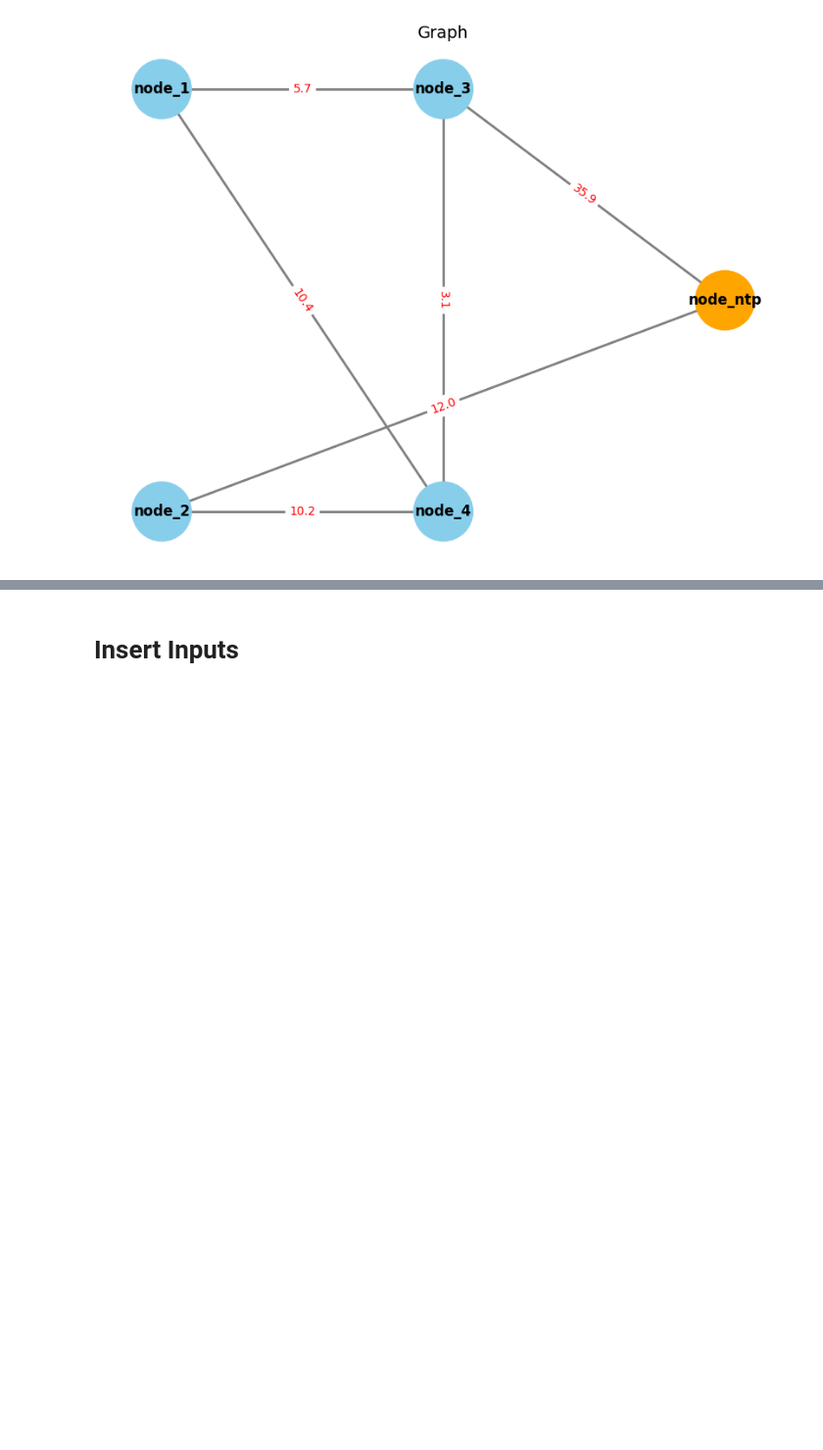
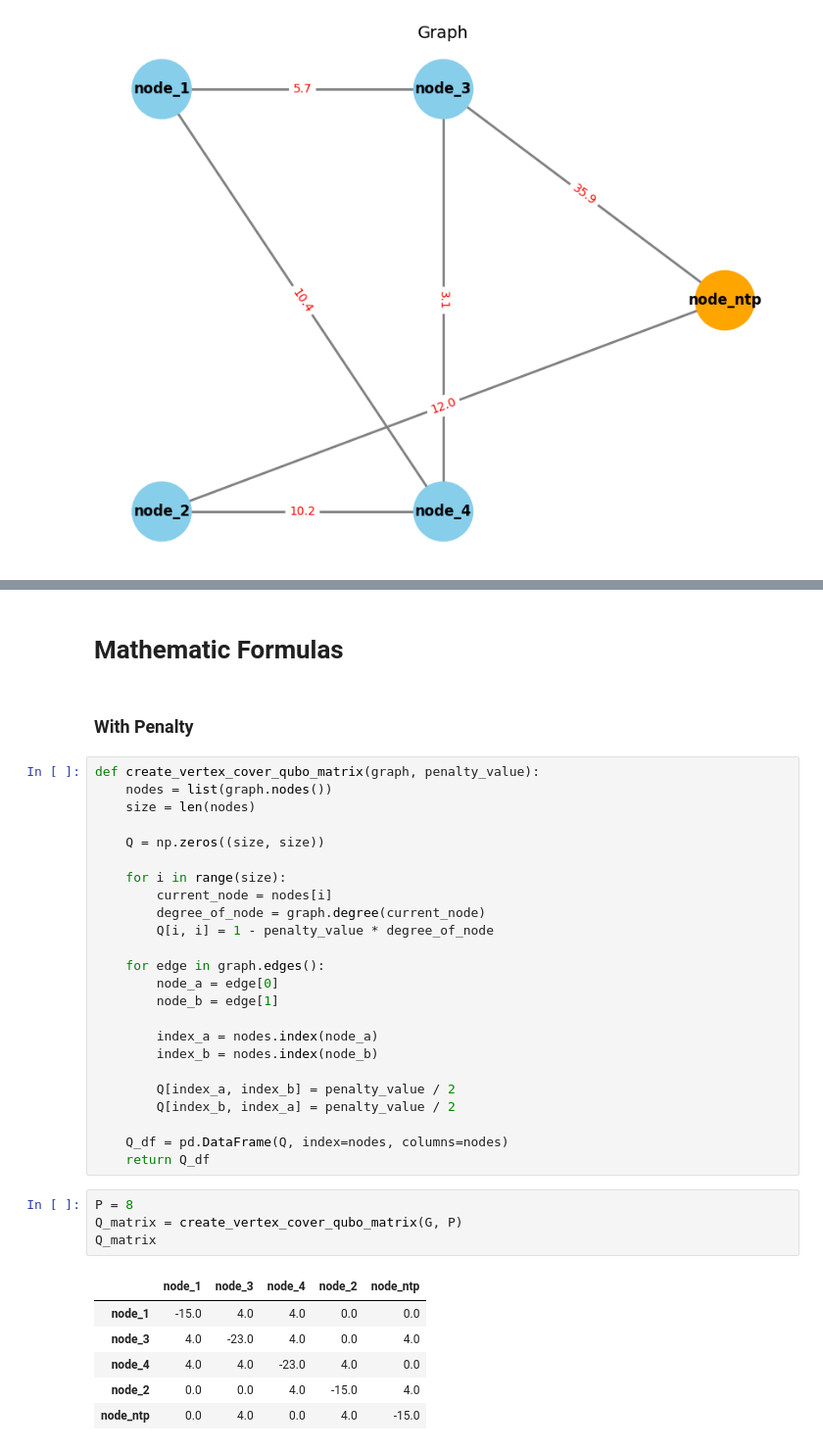
Before and after one commit to yannick030804/server-time-update, a Jupyter notebook: server-time-update.ipynb, the cells around one changed output, grey strips where cells are left out. Shown at 98% size. Drawn from its saved outputs; the diff is of its cells as text; blank space fills up the shorter version.

```diff
--- a/server-time-update.ipynb
+++ b/server-time-update.ipynb
@@ -132,2 +186,39 @@ plt.show()
 # %% [markdown]
-<h1>Insert Inputs</h1>
+<h1>Mathematic Formulas</h1>
+# %% [markdown]
+<h3>With Penalty</h3>
+# %%
+def create_vertex_cover_qubo_matrix(graph, penalty_value):
+    nodes = list(graph.nodes())
+    size = len(nodes)
+
+    Q = np.zeros((size, size))
+
+    for i in range(size):
+        current_node = nodes[i]
+        degree_of_node = graph.degree(current_node)
+        Q[i, i] = 1 - penalty_value * degree_of_node
+
+    for edge in graph.edges():
+        node_a = edge[0]
+        node_b = edge[1]
+
+        index_a = nodes.index(node_a)
+        index_b = nodes.index(node_b)
+
+        Q[index_a, index_b] = penalty_value / 2
+        Q[index_b, index_a] = penalty_value / 2
+
+    Q_df = pd.DataFrame(Q, index=nodes, columns=nodes)
+    return Q_df
+# %%
+P = 8
+Q_matrix = create_vertex_cover_qubo_matrix(G, P)
+Q_matrix
+# %% [output]
+|  | node_1 | node_3 | node_4 | node_2 | node_ntp |
+| node_1 | -15.0 | 4.0 | 4.0 | 0.0 | 0.0 |
+| node_3 | 4.0 | -23.0 | 4.0 | 0.0 | 4.0 |
+| node_4 | 4.0 | 4.0 | -23.0 | 4.0 | 0.0 |
+| node_2 | 0.0 | 0.0 | 4.0 | -15.0 | 4.0 |
+| node_ntp | 0.0 | 4.0 | 0.0 | 4.0 | -15.0 |
```
Also changed, not shown: parts of 8 cells of this notebook.
